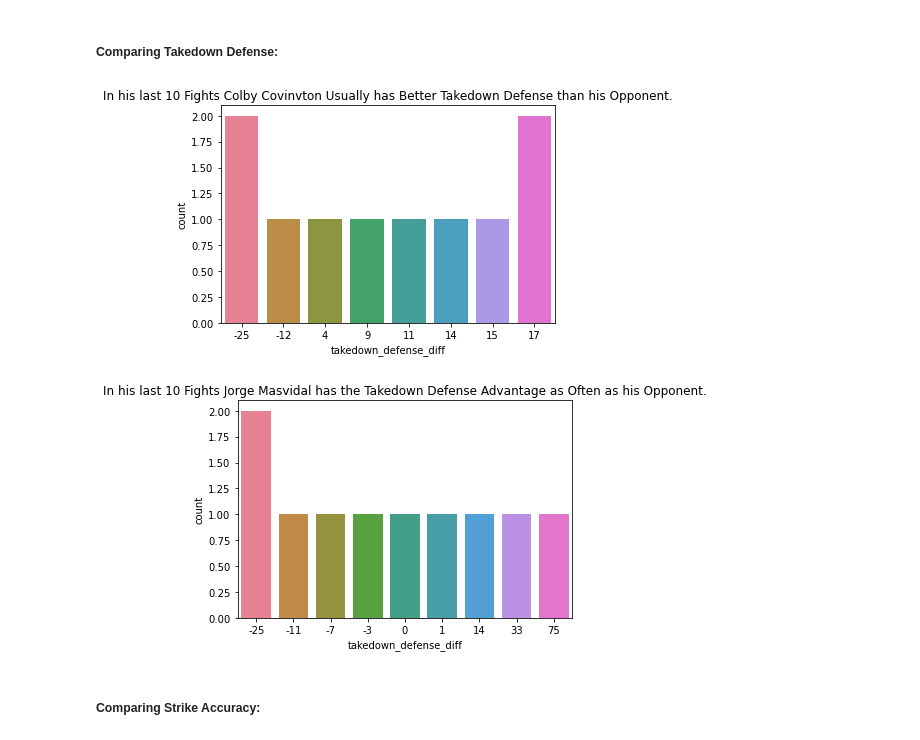
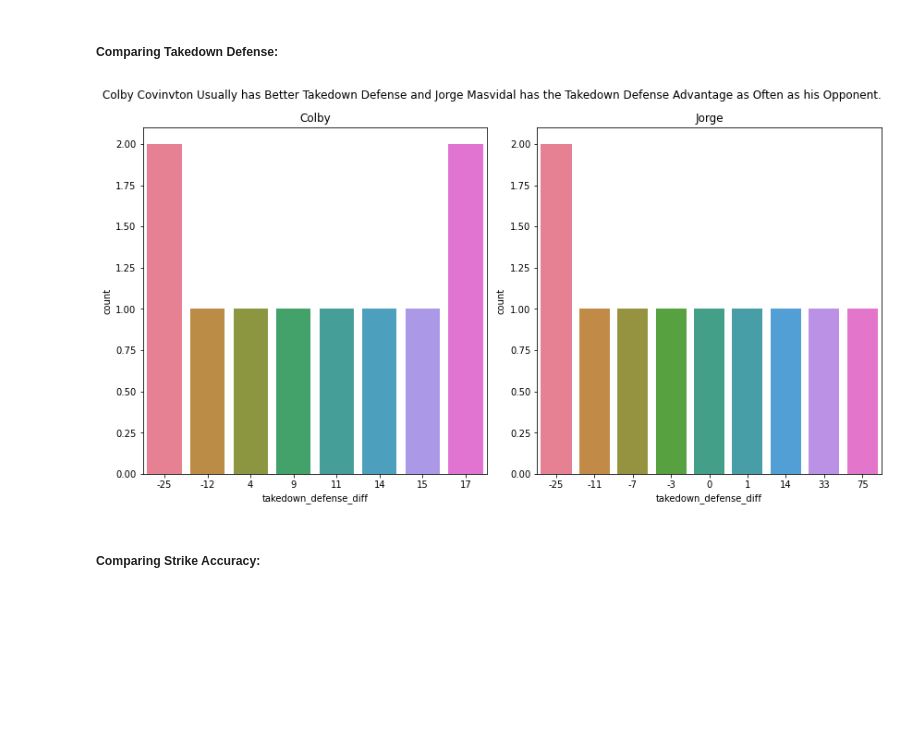
Before and after one commit to chloerwhitaker/UFC-Project, a Jupyter notebook: Refined_Final_Fight_Card_Predictor.ipynb, the cells around one changed output. Drawn from its saved outputs; the diff is of its cells as text; code cells hidden in the pictures; blank space fills up the shorter version.

```diff
--- a/Refined_Final_Fight_Card_Predictor.ipynb
+++ b/Refined_Final_Fight_Card_Predictor.ipynb
@@ -359,16 +344,9 @@ plt.show()
 # %% [markdown]
 ##### Comparing Takedown Defense:
-# %%
-sns.countplot(x="takedown_defense_diff", data=colby_diff, palette="husl");
-plt.title("In his last 10 Fights Colby Covinvton Usually has Better Takedown Defense than his Opponent.")
-plt.show()
-# %% [output]
-[figure, removed]
-# %%
-sns.countplot(x="takedown_defense_diff", data=jorge_diff, palette="husl");
-plt.title("In his last 10 Fights Jorge Masvidal has the Takedown Defense Advantage as Often as his Opponent.")
-plt.show()
-# %% [output]
-[figure, removed]
+# %%
+# takedown defense comparison using function from Viz_ufc.py
+takedown_def = takedown_defense_viz()
+# %% [output]
+[figure, added]
 # %% [markdown]
 ##### Comparing Strike Accuracy:
```
Also changed, not shown: parts of 18 cells of this notebook.
